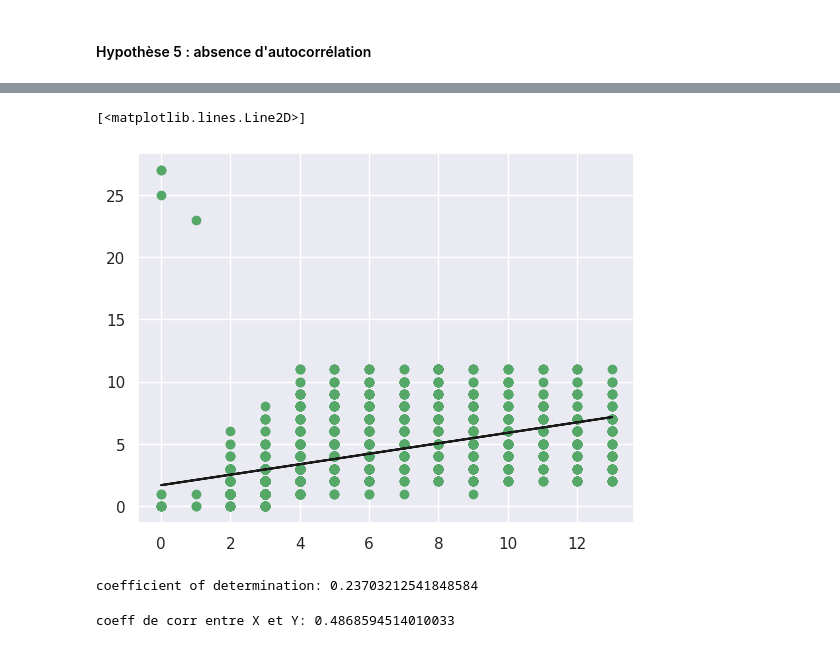
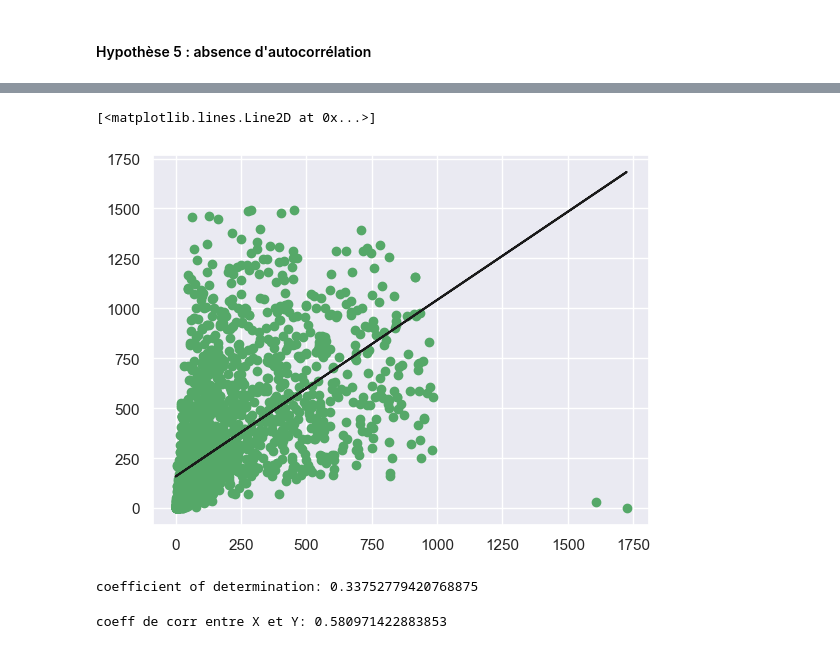
Before and after one commit to Ab2nour/customer-base-analysis, a Jupyter notebook: presentation.ipynb, the cells around one changed output, grey strips where cells are left out. Drawn from its saved outputs; the diff is of its cells as text; code cells hidden in the pictures.

```diff
--- a/presentation.ipynb
+++ b/presentation.ipynb
@@ -856,31 +897,33 @@ abline(0, -1)
 # %%
 # UN DEUXIEME EXEMPLE DE REGRESSION SIMPLE
 
-store_purchases = np.array(df_transforme["NumStorePurchases"]).reshape(
+meat = np.array(df["MntMeatProducts"]).reshape(
     -1, 1
 )
+
+wines = df['MntWines']
 # %%
-model2 = LinearRegression().fit(store_purchases, web_purchases)
+model2 = LinearRegression().fit(meat, wines)
 # %%
-plt.scatter(store_purchases, web_purchases, color="g")
-plt.plot(store_purchases, model2.predict(store_purchases), color="k")
+plt.scatter(meat, wines, color="g")
+plt.plot(meat, model2.predict(meat), color="k")
 # %% [output]
-[<matplotlib.lines.Line2D>]
+[<matplotlib.lines.Line2D at 0x...>]
-[figure, old version]
+[figure, new version]
 # %%
-r_sq = model2.score(store_purchases, web_purchases)
+r_sq = model2.score(meat, wines)
 print(f"coefficient of determination: {r_sq}")
 # %% [output]
-coefficient of determination: 0.23703212541848584
+coefficient of determination: 0.33752779420768875
 # %%
 # hypothese 1 : correlation X et Y
 
 print(
     "coeff de corr entre X et Y:",
-    pearsonr(store_purchases.reshape(1, -1)[0], web_purchases)[0],
+    pearsonr(meat.reshape(1, -1)[0], wines)[0],
 )
 # %% [output]
-coeff de corr entre X et Y: 0.4868594514010033
+coeff de corr entre X et Y: 0.580971422883853
 # %%
 # check hypothese 2 et 3 : exogeneite et homoscedasticite
 
```
Also changed, not shown: parts of 51 cells of this notebook.
